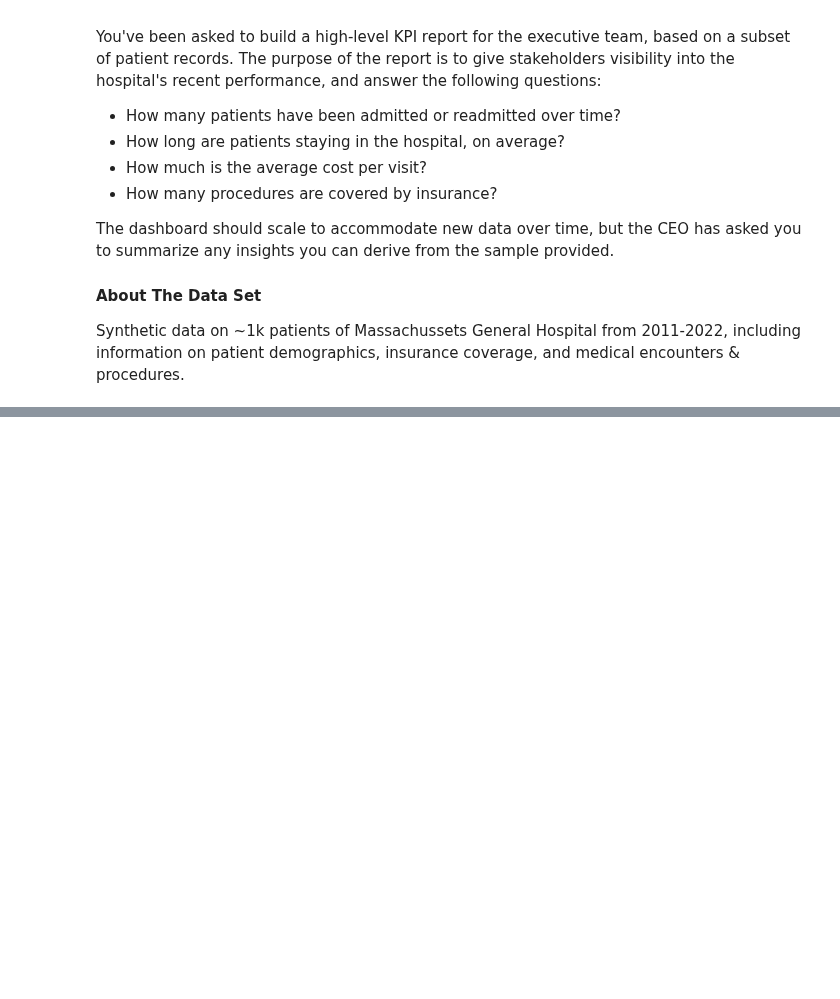
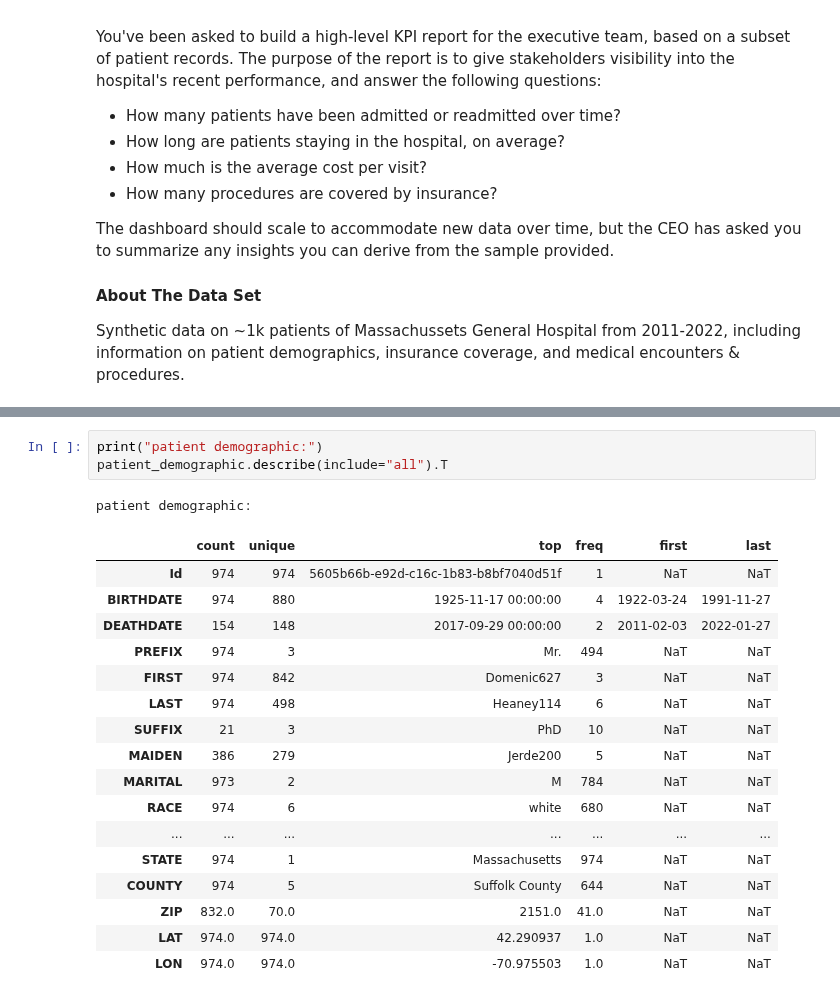
Before and after one commit to Akshay-Paunikar/Maven_Analytics_Challenges, a Jupyter notebook: Hospital_Patient_Records_Challenge/Maven_Hospital_Challenge.ipynb, the cells around one changed output, grey strips where cells are left out. Drawn from its saved outputs; the diff is of its cells as text; blank space fills up the shorter version.

```diff
--- a/Hospital_Patient_Records_Challenge/Maven_Hospital_Challenge.ipynb
+++ b/Hospital_Patient_Records_Challenge/Maven_Hospital_Challenge.ipynb
@@ -32,0 +235,22 @@ operating_procedures = pd.read_csv("procedures.csv")
+# %%
+print("patient demographic:")
+patient_demographic.describe(include="all").T
+# %% [output]
+patient demographic:
+|  | count | unique | top | freq | first | last |
+| Id | 974 | 974 | 5605b66b-e92d-c16c-1b83-b8bf7040d51f | 1 | NaT | NaT |
+| BIRTHDATE | 974 | 880 | 1925-11-17 00:00:00 | 4 | 1922-03-24 | 1991-11-27 |
+| DEATHDATE | 154 | 148 | 2017-09-29 00:00:00 | 2 | 2011-02-03 | 2022-01-27 |
+| PREFIX | 974 | 3 | Mr. | 494 | NaT | NaT |
+| FIRST | 974 | 842 | Domenic627 | 3 | NaT | NaT |
+| LAST | 974 | 498 | Heaney114 | 6 | NaT | NaT |
+| SUFFIX | 21 | 3 | PhD | 10 | NaT | NaT |
+| MAIDEN | 386 | 279 | Jerde200 | 5 | NaT | NaT |
+| MARITAL | 973 | 2 | M | 784 | NaT | NaT |
+| RACE | 974 | 6 | white | 680 | NaT | NaT |
+| ... | ... | ... | ... | ... | ... | ... |
+| STATE | 974 | 1 | Massachusetts | 974 | NaT | NaT |
+| COUNTY | 974 | 5 | Suffolk County | 644 | NaT | NaT |
+| ZIP | 832.0 | 70.0 | 2151.0 | 41.0 | NaT | NaT |
+| LAT | 974.0 | 974.0 | 42.290937 | 1.0 | NaT | NaT |
+| LON | 974.0 | 974.0 | -70.975503 | 1.0 | NaT | NaT |
```
Also changed, not shown: parts of 21 cells of this notebook.
